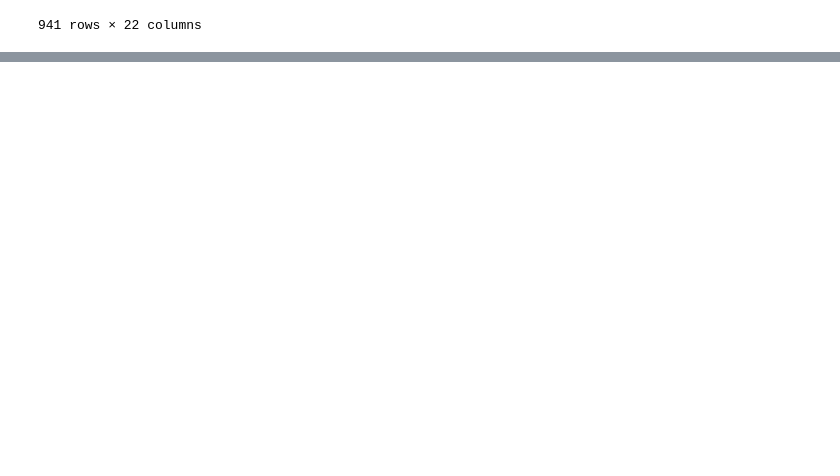
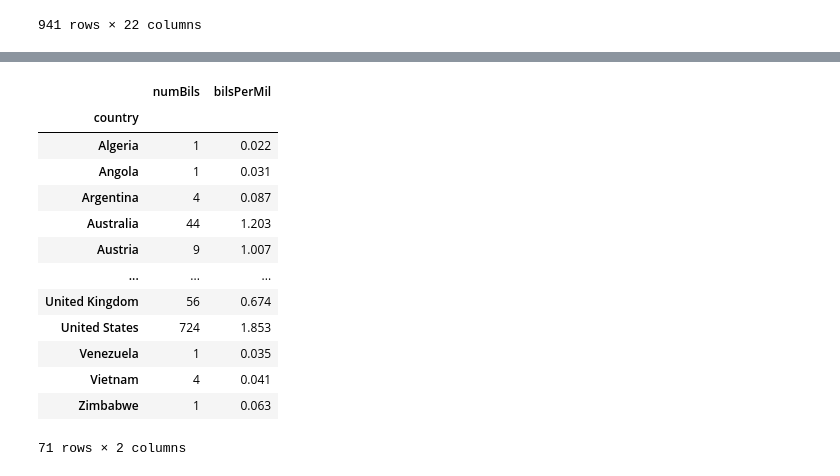
Before and after one commit to Audkaur/UCDPA_AudreyKoussou, a Jupyter notebook: UCDPA_AudreyKoussou.ipynb, the cells around one changed output, grey strips where cells are left out. Drawn from its saved outputs; the diff is of its cells as text; code cells hidden in the pictures; blank space fills up the shorter version.

```diff
--- a/UCDPA_AudreyKoussou.ipynb
+++ b/UCDPA_AudreyKoussou.ipynb
@@ -331,0 +366,2 @@ billionaires.drop_duplicates(subset=['rank','category'])
+# %%
+dts_billionairescountry = pd.read_csv ('/Users/AudreyKoussou/Desktop/UCDPA_AudreyKoussou/BillionairesbyCountry.csv')
@@ -331,0 +370,19 @@ billionaires.drop_duplicates(subset=['rank','category'])
+# %%
+grp_dts_billionairescountry  = dts_billionairescountry.groupby(['country']).sum()
+# %%
+grp_dts_billionairescountry
+# %% [output]
+|  | numBils | bilsPerMil |
+| country |  |  |
+| Algeria | 1 | 0.022 |
+| Angola | 1 | 0.031 |
+| Argentina | 4 | 0.087 |
+| Australia | 44 | 1.203 |
+| Austria | 9 | 1.007 |
+| ... | ... | ... |
+| United Kingdom | 56 | 0.674 |
+| United States | 724 | 1.853 |
+| Venezuela | 1 | 0.035 |
+| Vietnam | 4 | 0.041 |
+| Zimbabwe | 1 | 0.063 |
+71 rows × 2 columns
```
Also changed, not shown: parts of 16 cells of this notebook, 2 other files.
